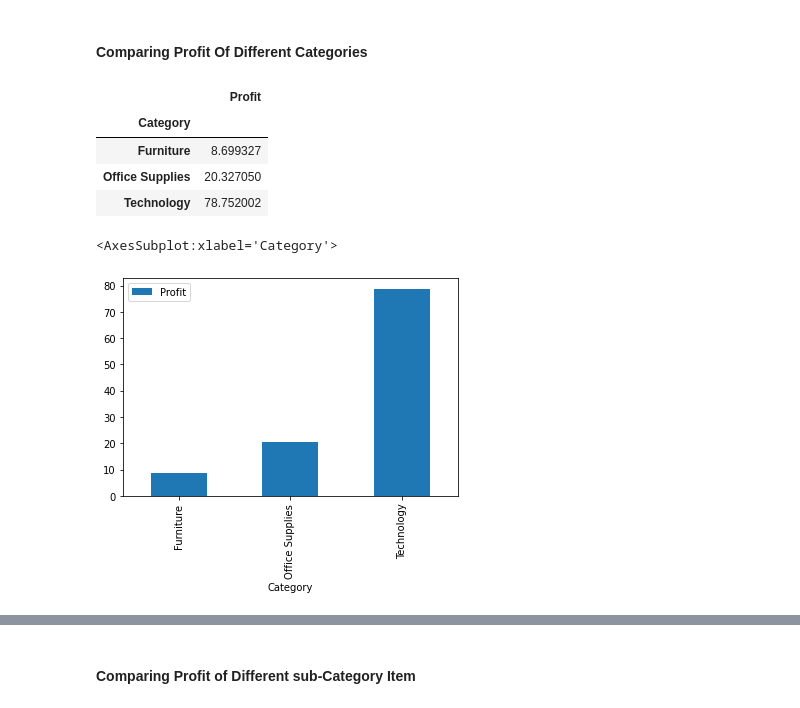
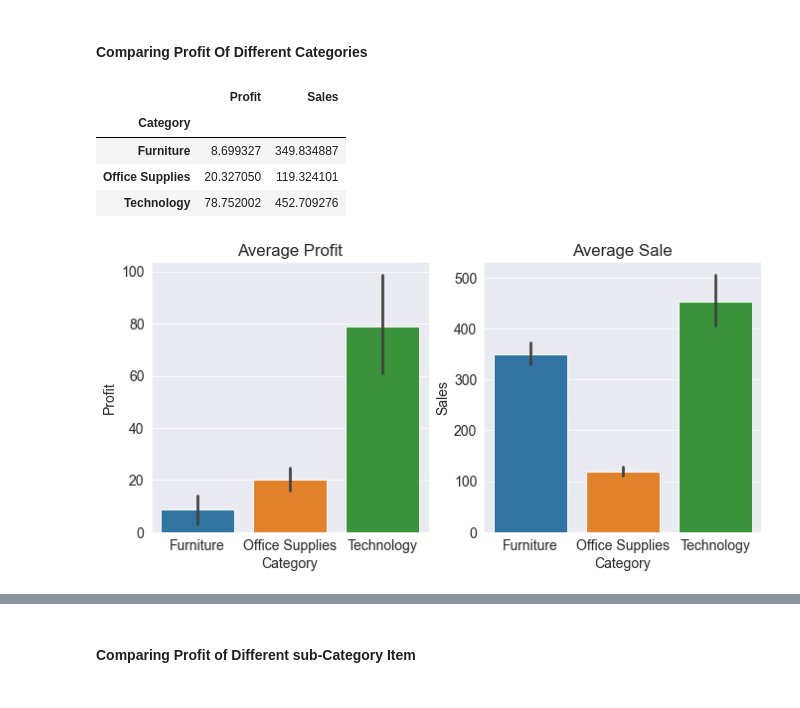
Before and after one commit to snehamaiti/SuperStore-Analysis, a Jupyter notebook: SuperStore.ipynb, the cells around one changed output, grey strips where cells are left out. Cells and saved outputs as stored; diff of their text form; code cells hidden in the pictures.

```diff
--- a/SuperStore.ipynb
+++ b/SuperStore.ipynb
@@ -3,9 +3,15 @@
 # %% [markdown]
 ### As a business manager, try to find out the weak areas where you can  work to make more profit.What all business problems you can derive by exploring the data?
 # %%
-import pandas as pd
-import matplotlib as plt
 import seaborn as sns
+import matplotlib
+import matplotlib.pyplot as plt
+%matplotlib inline
+
+sns.set_style('darkgrid')
+matplotlib.rcParams['font.size'] = 14
+matplotlib.rcParams['figure.figsize'] = (6, 6)
+matplotlib.rcParams['figure.facecolor'] = '#00000000'
 # %%
 df= pd.read_csv('SampleSuperstore.csv')
 # %%
@@ -46,15 +62,21 @@ mean_by_category=df.groupby('Category').mean('Sales')
 # %% [markdown]
 #### Comparing Profit Of Different Categories
 # %%
-mean_by_category[['Profit']]
+mean_by_category=df.groupby('Category').mean('Sales')
+mean_by_category[['Profit','Sales']]
 # %% [output]
-|  | Profit |
-| Category |  |
-| Furniture | 8.699327 |
-| Office Supplies | 20.327050 |
-| Technology | 78.752002 |
+|  | Profit | Sales |
+| Category |  |  |
+| Furniture | 8.699327 | 349.834887 |
+| Office Supplies | 20.327050 | 119.324101 |
+| Technology | 78.752002 | 452.709276 |
 # %%
-mean_by_category[['Profit']].plot(kind='bar')
+fig, axes = plt.subplots(1,2, figsize=(11, 5))
+
+axes[0].set_title('Average Profit')
+sns.barplot(x="Category", y="Profit", data=df, ax=axes[0])
+
+axes[1].set_title('Average Sale')
+sns.barplot(x="Category", y="Sales", data=df, ax=axes[1]);
 # %% [output]
-<AxesSubplot:xlabel='Category'>
-[figure, old version]
+[figure, new version]
```
Also changed, not shown: parts of 10 cells of this notebook.
